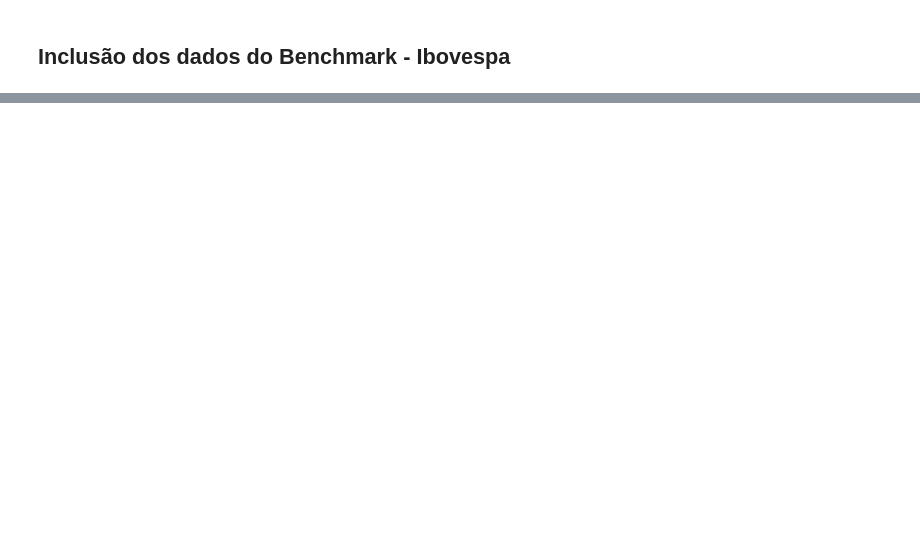
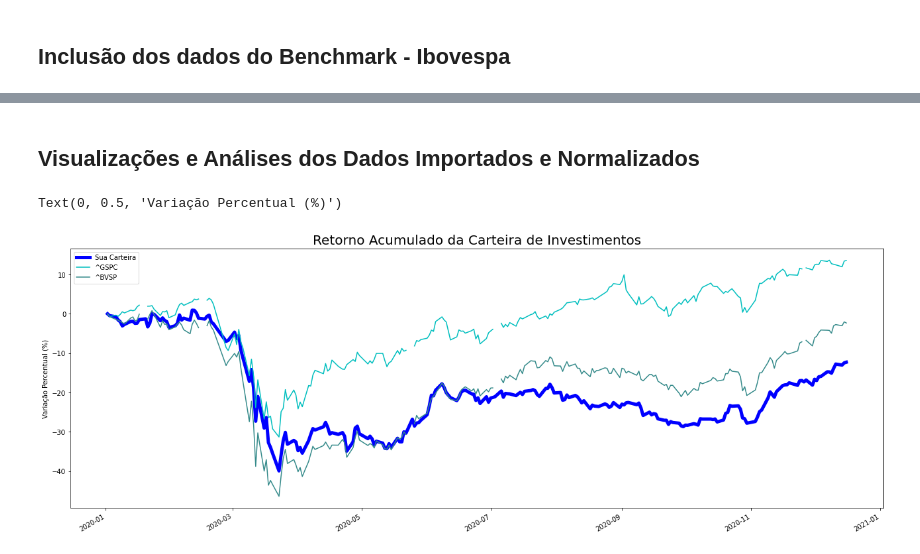
Before and after one commit to gabrieldepaiva/ProjetosParalelos, a Jupyter notebook: Analise_Carteira_de_Acoes_Pessoal.ipynb, the cells around one changed output, grey strips where cells are left out. Drawn from its saved outputs; the diff is of its cells as text; code cells hidden in the pictures; blank space fills up the shorter version.

Commit message:
Inclusão Gráficos e Benchmarks

```diff
--- a/Analise_Carteira_de_Acoes_Pessoal.ipynb
+++ b/Analise_Carteira_de_Acoes_Pessoal.ipynb
@@ -62,6 +101,12 @@ BaseDados.head()
 # %% [markdown]
 ## Inclusão da coluna com o retorno diário da carteira
+# %%
+# Retorno acumulado de cada ação
+
+retorno_acumulado = ((BaseDados/BaseDados.iloc[0])-1)*100
 # %%
-ValorTotal = (BaseDados * w)
-ValorTotal['SomaValor'] = ValorTotal.sum(axis=1)
-ValorTotal.head()
+w = np.array(pesos)
+
+ValorTotal = (retorno_acumulado * w)
+ValorTotal['Retorno'] = ValorTotal.sum(axis=1)
+ValorTotal.tail()
@@ -71,0 +161,9 @@ ValorTotal.head()
+# %%
+BaseDados2 = pd.DataFrame()
+
+for indice in benchmarks:
+  BaseDados2[indice] = data.DataReader(indice, data_source = 'yahoo',start = inicio)['Adj Close']
+
+bmk_var_acum = ((BaseDados2/BaseDados2.iloc[0])-1)*100
+
+print('Importação dos dados realizada com sucesso!')
@@ -71,0 +172,9 @@ ValorTotal.head()
+# %%
+# Criação da tabela com o retorno acumulado da carteira e dos benchmarks selecionados
+
+tabela_final = pd.DataFrame()
+
+tabela_final['Sua Carteira'] = ValorTotal['Retorno']
+
+for i in benchmarks:
+  tabela_final[i] = bmk_var_acum[i]
@@ -71,0 +191,16 @@ ValorTotal.head()
+# %% [markdown]
+## Visualizações e Análises dos Dados Importados e Normalizados
+# %%
+# Visualização das variações da carteira e benchmarks acumulados
+cores = ['c','#368B8B','#276666','#276666','#0FA7A7']
+
+tabela_final['Sua Carteira'].plot(color='b',LineWidth=5,figsize=(22,8))
+for loc,j in enumerate(benchmarks):
+  tabela_final[j].plot(color=cores[loc])
+plt.legend()
+plt.title ('Retorno Acumulado da Carteira de Investimentos',size=20)
+plt.xlabel('')
+plt.ylabel('Variação Percentual (%)')
+# %% [output]
+Text(0, 0.5, 'Variação Percentual (%)')
+[figure, added]
```
Also changed, not shown: parts of 14 cells of this notebook.
